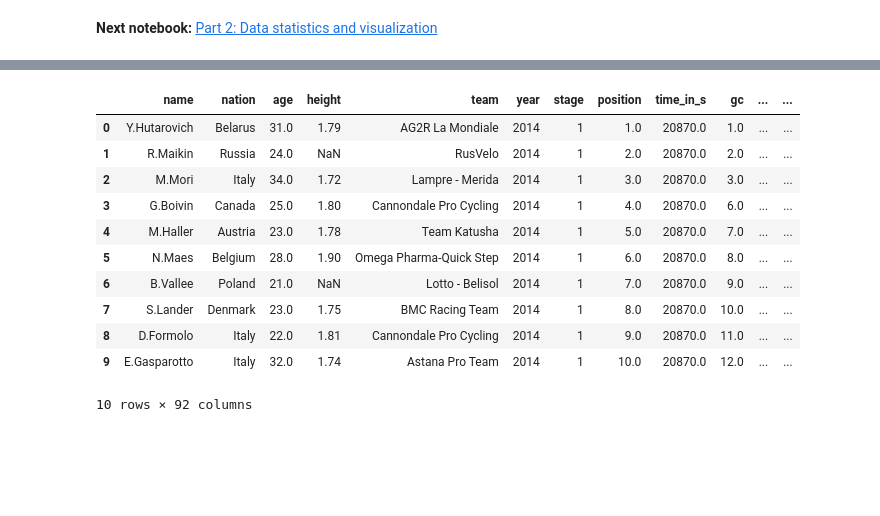
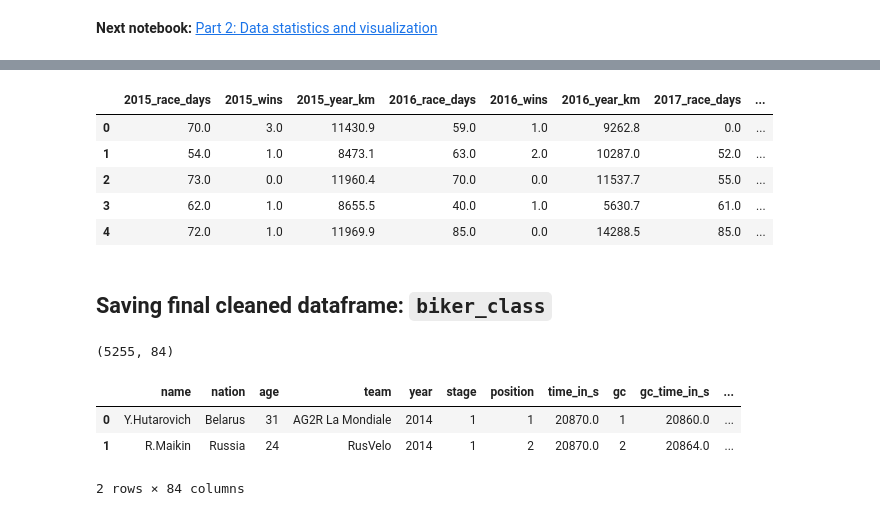
Before and after one commit to norbertstrzelecki/tour_de_pologne_top10, a Jupyter notebook: tdp_1_3_data_mining_and_cleaning.ipynb, the cells around one changed output, grey strips where cells are left out. Cells and saved outputs as stored; diff of their text form; code cells hidden in the pictures; blank space fills up the shorter version.

```diff
--- a/tdp_1_3_data_mining_and_cleaning.ipynb
+++ b/tdp_1_3_data_mining_and_cleaning.ipynb
@@ -883,0 +964,6 @@ bikers_stats.head()
+# %%
+# Imputing missing categorical weather data with the most frequent value
+biker_class['wind_dir'].fillna(biker_class['wind_dir'].value_counts().index[0], inplace=True)
+# %%
+# Imputing missing values in '_div' and '_team' data as new category 'NONE'
+biker_class.loc[:,'2015_div':'2018_year_km':3] = biker_class.loc[:,'2015_div':'2018_year_km':3].fillna('NONE')
@@ -883,0 +994,4 @@ bikers_stats.head()
+# %%
+rank_ix = biker_class.columns[biker_class.columns.str.contains('_fc_rank')]
+biker_class[rank_ix] = biker_class[rank_ix].fillna('999999')
+biker_class[rank_ix].head()
@@ -884,16 +1005,24 @@ bikers_stats.head()
+# %%
+# Imputing 0s for the rest of value-missing columns as the Biker was not riding at that period
+biker_class_null_cols = biker_class.columns[biker_class.isnull().any()]
+biker_class[biker_class_null_cols] = biker_class[biker_class_null_cols].fillna(0)
+biker_class[biker_class_null_cols].head()
+# %% [output]
+|  | 2015_race_days | 2015_wins | 2015_year_km | 2016_race_days | 2016_wins | 2016_year_km | 2017_race_days | ... |
+| 0 | 70.0 | 3.0 | 11430.9 | 59.0 | 1.0 | 9262.8 | 0.0 | ... |
+| 1 | 54.0 | 1.0 | 8473.1 | 63.0 | 2.0 | 10287.0 | 52.0 | ... |
+| 2 | 73.0 | 0.0 | 11960.4 | 70.0 | 0.0 | 11537.7 | 55.0 | ... |
+| 3 | 62.0 | 1.0 | 8655.5 | 40.0 | 1.0 | 5630.7 | 61.0 | ... |
+| 4 | 72.0 | 1.0 | 11969.9 | 85.0 | 0.0 | 14288.5 | 85.0 | ... |
+# %% [markdown]
+## Saving final cleaned dataframe: `biker_class`
 # %%
-biker_class.to_csv('preprocessed/biker_class.csv')
-biker_class.head(10)
+biker_class.to_csv('processed/clean_biker_class.csv')
+print(biker_class.shape)
+biker_class.head(2)
 # %% [output]
+(5255, 84)
-|  | name | nation | age | height | team | year | stage | position | time_in_s | gc | ... | ... |
-| 0 | Y.Hutarovich | Belarus | 31.0 | 1.79 | AG2R La Mondiale | 2014 | 1 | 1.0 | 20870.0 | 1.0 | ... | ... |
-| 1 | R.Maikin | Russia | 24.0 | NaN | RusVelo | 2014 | 1 | 2.0 | 20870.0 | 2.0 | ... | ... |
-| 2 | M.Mori | Italy | 34.0 | 1.72 | Lampre - Merida | 2014 | 1 | 3.0 | 20870.0 | 3.0 | ... | ... |
-| 3 | G.Boivin | Canada | 25.0 | 1.80 | Cannondale Pro Cycling | 2014 | 1 | 4.0 | 20870.0 | 6.0 | ... | ... |
-| 4 | M.Haller | Austria | 23.0 | 1.78 | Team Katusha | 2014 | 1 | 5.0 | 20870.0 | 7.0 | ... | ... |
-| 5 | N.Maes | Belgium | 28.0 | 1.90 | Omega Pharma-Quick Step | 2014 | 1 | 6.0 | 20870.0 | 8.0 | ... | ... |
-| 6 | B.Vallee | Poland | 21.0 | NaN | Lotto - Belisol | 2014 | 1 | 7.0 | 20870.0 | 9.0 | ... | ... |
-| 7 | S.Lander | Denmark | 23.0 | 1.75 | BMC Racing Team | 2014 | 1 | 8.0 | 20870.0 | 10.0 | ... | ... |
-| 8 | D.Formolo | Italy | 22.0 | 1.81 | Cannondale Pro Cycling | 2014 | 1 | 9.0 | 20870.0 | 11.0 | ... | ... |
-| 9 | E.Gasparotto | Italy | 32.0 | 1.74 | Astana Pro Team | 2014 | 1 | 10.0 | 20870.0 | 12.0 | ... | ... |
+|  | name | nation | age | team | year | stage | position | time_in_s | gc | gc_time_in_s | ... |
+| 0 | Y.Hutarovich | Belarus | 31 | AG2R La Mondiale | 2014 | 1 | 1 | 20870.0 | 1 | 20860.0 | ... |
+| 1 | R.Maikin | Russia | 24 | RusVelo | 2014 | 1 | 2 | 20870.0 | 2 | 20864.0 | ... |
-10 rows × 92 columns
+2 rows × 84 columns
```
Also changed, not shown: parts of 58 cells of this notebook, 9 other files.
